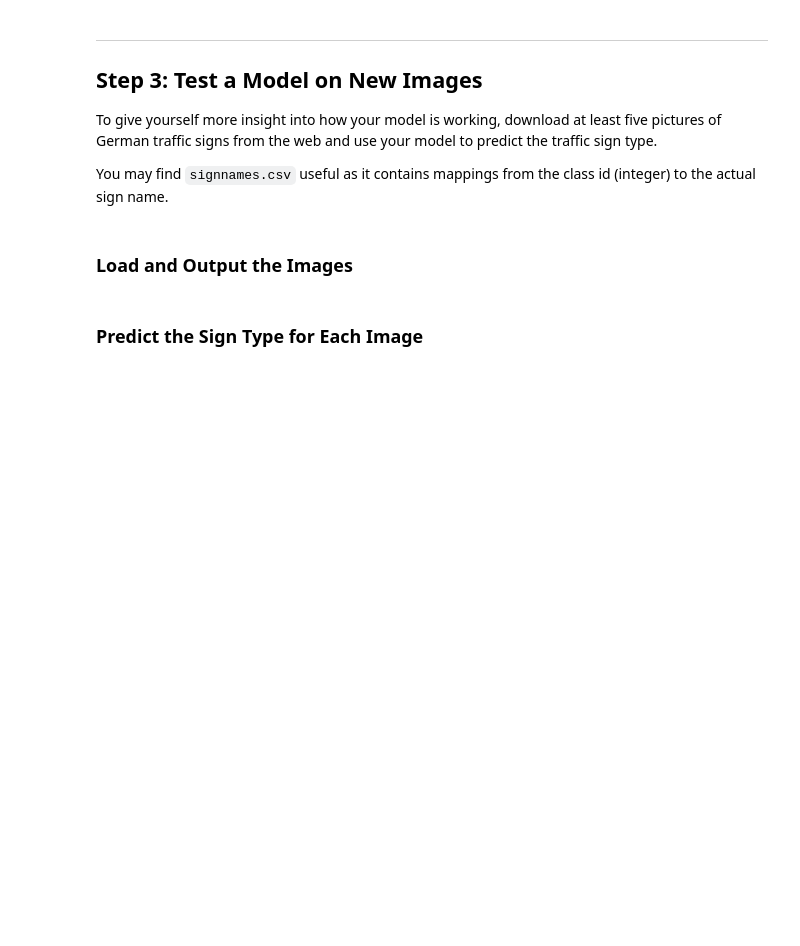
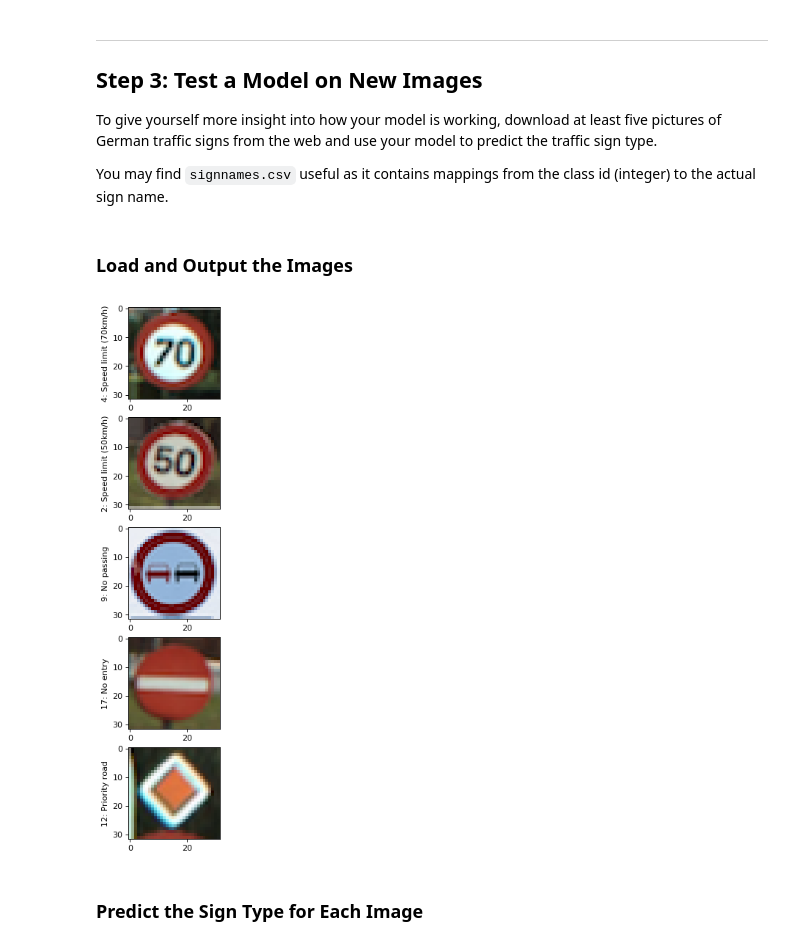
Before and after one commit to wangjubo/Udacity, a Jupyter notebook: SelfDrivingCarNanoDegree/CarND-Traffic-Sign-Classifier-Project/Traffic_Sign_Classifier.ipynb, the cells around one changed output. Saved outputs shown, nothing was run; the diff lists cells and outputs as text; code cells hidden in the pictures; blank space fills up the shorter version.

Commit message:
Add images from web, read images, mapped to class names

```diff
--- a/SelfDrivingCarNanoDegree/CarND-Traffic-Sign-Classifier-Project/Traffic_Sign_Classifier.ipynb
+++ b/SelfDrivingCarNanoDegree/CarND-Traffic-Sign-Classifier-Project/Traffic_Sign_Classifier.ipynb
@@ -386,3 +402,45 @@ You may find `signnames.csv` useful as it contains mappings from the class id (i
+# %%
+### Load the images and plot them here.
+### Feel free to use as many code cells as needed.
+
+from PIL import Image
+import glob
+import os
+import csv
+
+image_path = "test_samples_from_web"
+image_list = []
+file_name_list = []
+for filename in glob.glob(os.path.join(image_path, "*.png")):
+    im=Image.open(filename)
+    image_list.append(im)
+    file_name_list.append(filename)
+
+
+import matplotlib.pyplot as plt
+from matplotlib.pyplot import figure
+%matplotlib inline
+
+# for each class, show a random train image with that class
+figure(num=None, figsize=(16, 12), dpi=80, facecolor='w', edgecolor='k')
+
+sign_name_mapping = {}
+sign_name_mapping_file_name = "signnames.csv"
+with open(sign_name_mapping_file_name) as f:
+    reader = csv.DictReader(f)
+    for row in reader:
+#         print(row['ClassId'], row['SignName'])
+        sign_name_mapping[row['ClassId']] = row['SignName']
+
+
+for index, img in enumerate(image_list):
+    ax = plt.subplot(len(image_list), 1, index+1)
+    plt.imshow(img)
+    label_index = file_name_list[index].strip(".png").split("#")[1]
+    label_string = sign_name_mapping[str(label_index)]
+    ax.set_ylabel("{}: {}".format(label_index, label_string))
+# %% [output]
+[figure, added]
 # %% [markdown]
 ### Predict the Sign Type for Each Image
 # %%
```
Also changed, not shown: parts of 8 cells of this notebook, 7 other files.
